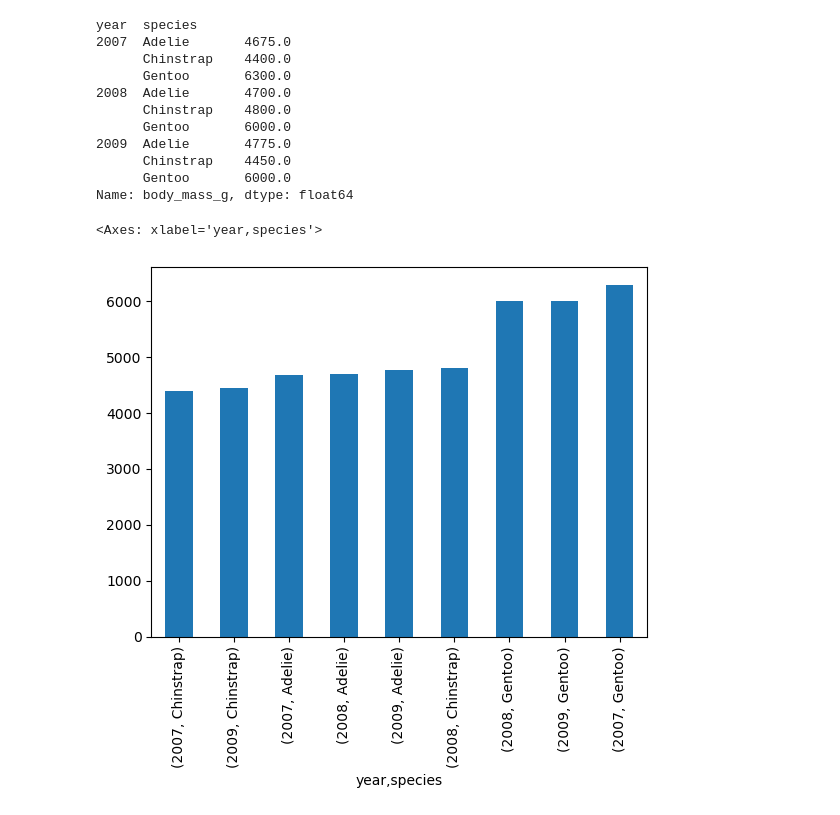
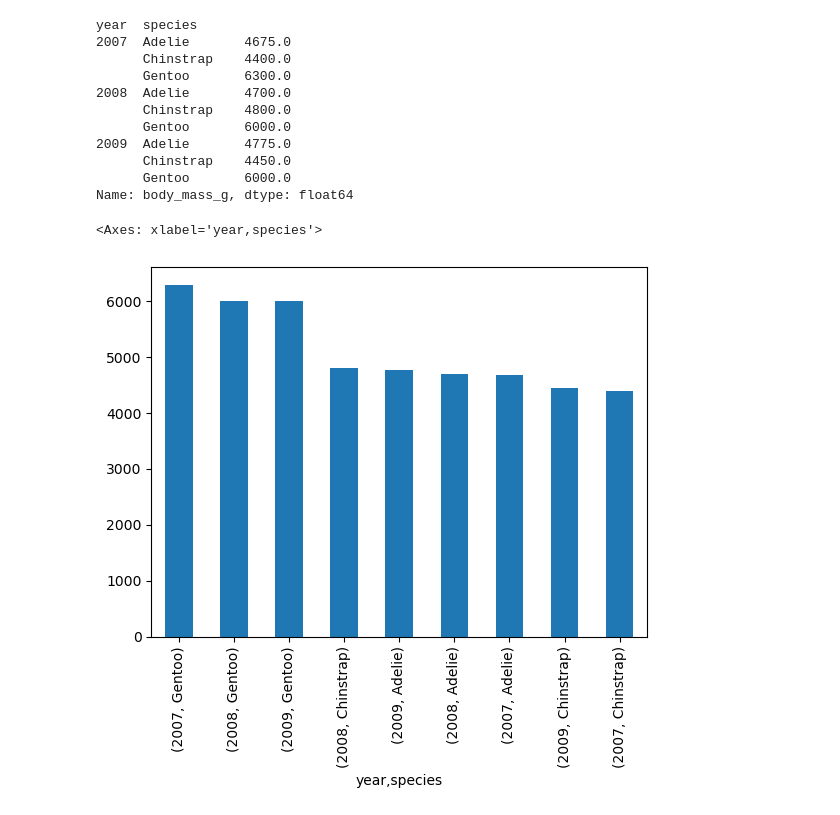
Before and after one commit to sofiiir/eds220-2025-in-class, a Jupyter notebook: week2-grouping.ipynb, the cells around one changed output. Drawn from its saved outputs; the diff is of its cells as text; code cells hidden in the pictures.

```diff
--- a/week2-grouping.ipynb
+++ b/week2-grouping.ipynb
@@ -190,9 +190,9 @@ Name: body_mass_g, dtype: float64
 # %%
 (penguins.groupby(['year', 'species'])['body_mass_g']
           .max()
-          .sort_values()
+          .sort_values(ascending = False)
           .plot(kind = 'bar'
                ))
 # %% [output]
 <Axes: xlabel='year,species'>
-[figure, old version]
+[figure, new version]
```
Also changed, not shown: parts of 1 cell of this notebook.
